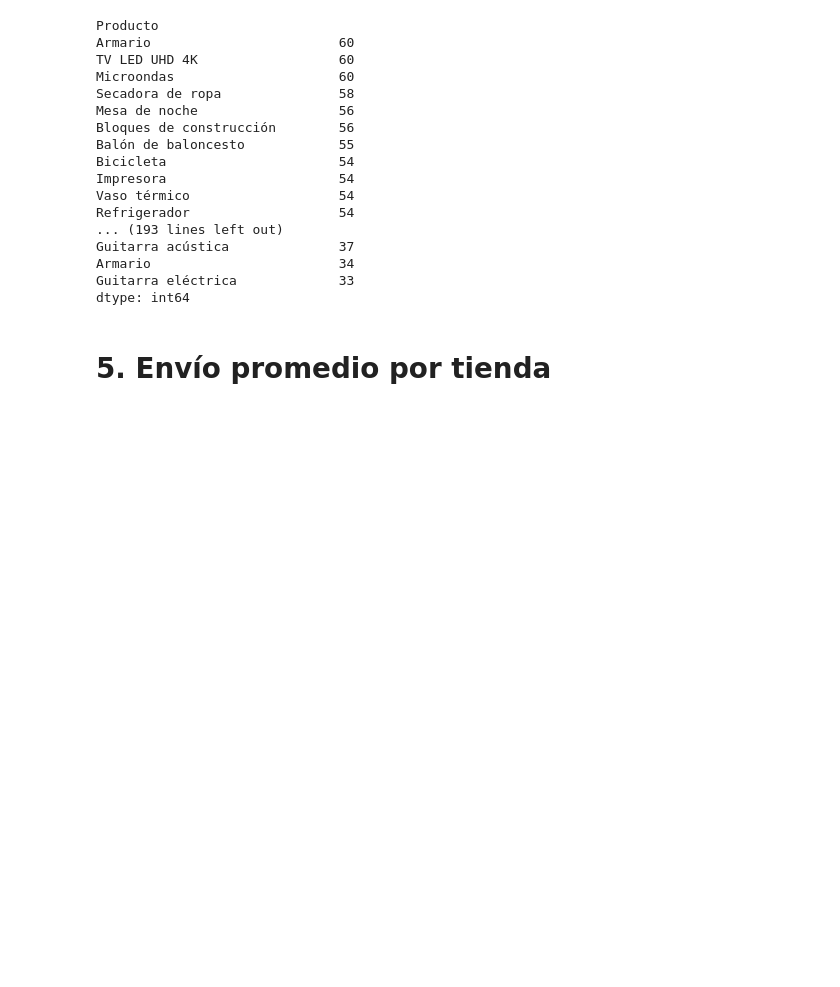
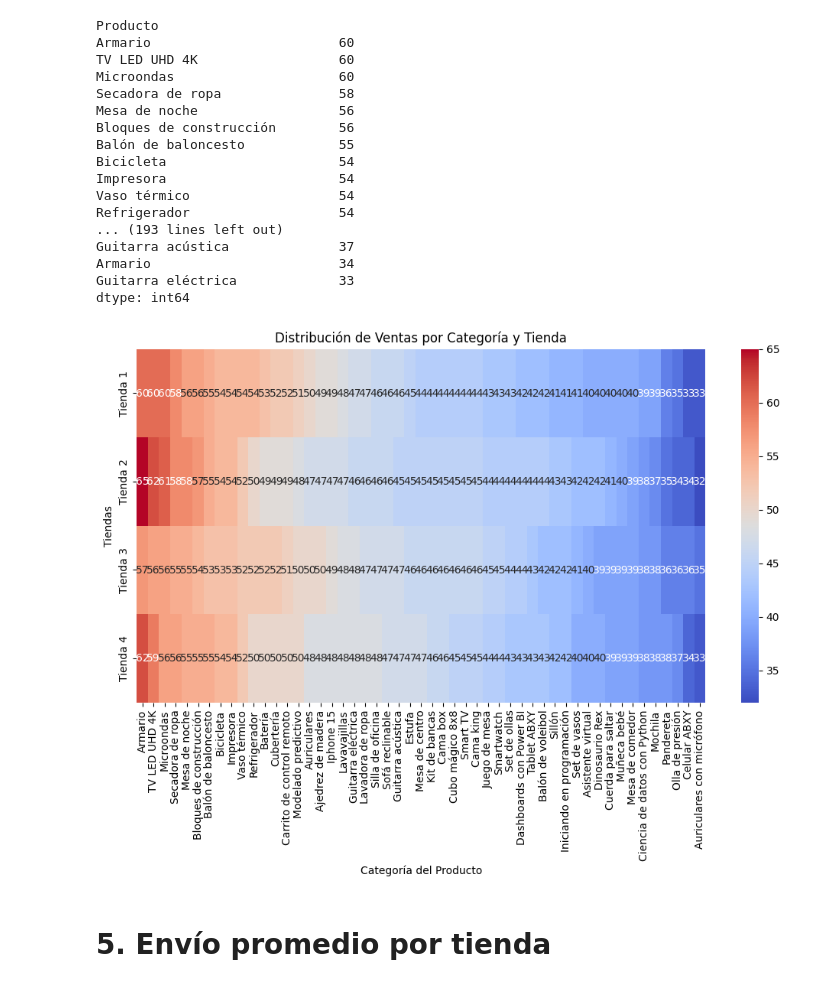
Before and after one commit to jOBenites/challenge1-data-science, a Jupyter notebook: AluraStoreLatam.ipynb, the cells around one changed output. Saved outputs shown, nothing was run; the diff lists cells and outputs as text; code cells hidden in the pictures; blank space fills up the shorter version.

```diff
--- a/AluraStoreLatam.ipynb
+++ b/AluraStoreLatam.ipynb
@@ -144,6 +174,26 @@ Guitarra acústica              37
 Armario                        34
 Guitarra eléctrica             33
 dtype: int64
+# %%
+import matplotlib.pyplot as plt
+import numpy as np
+import seaborn as sns
+
+# Data preparation
+categories = product_counts_tienda.index  # Product categories['Artículos para el hogar', 'Deportes y diversión', ..]
+counts = [product_counts_tienda.values, product_counts_tienda2.values, product_counts_tienda3.values, product_counts_tienda4.values]
+data = pd.DataFrame(counts, index=store_labels, columns=categories)
+
+plt.figure(figsize=(12, 6))
+sns.heatmap(data, annot=True, cmap="coolwarm", fmt="d")
+plt.title('Distribución de Ventas por Categoría y Tienda')
+plt.xlabel('Categoría del Producto')
+plt.ylabel('Tiendas')
+
+
+plt.show()
+# %% [output]
+[figure, added]
 # %% [markdown]
 # 5. Envío promedio por tienda
 # %%
```
Also changed, not shown: parts of 9 cells of this notebook.
